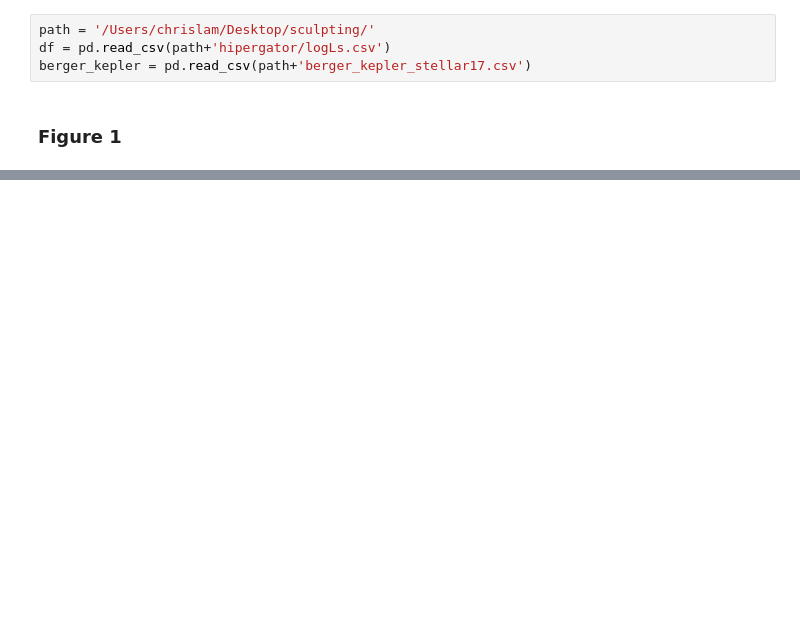
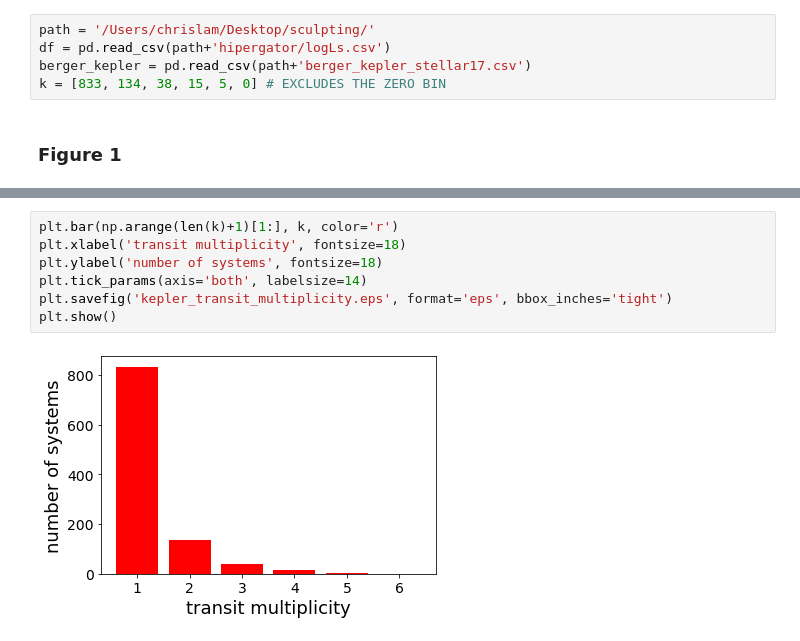
Before and after one commit to exoclam/sculpting, a Jupyter notebook: paper/figures.ipynb, the cells around one changed output, grey strips where cells are left out. Drawn from its saved outputs; the diff is of its cells as text; blank space fills up the shorter version.

```diff
--- a/paper/figures.ipynb
+++ b/paper/figures.ipynb
@@ -19,6 +22,7 @@ import matplotlib.pyplot as plt
 path = '/Users/chrislam/Desktop/sculpting/'
 df = pd.read_csv(path+'hipergator/logLs.csv')
 berger_kepler = pd.read_csv(path+'berger_kepler_stellar17.csv')
+k = [833, 134, 38, 15, 5, 0] # EXCLUDES THE ZERO BIN
 # %% [markdown]
 ### Figure 1
 # %%
@@ -101,0 +127,9 @@ plt.show()
+# %%
+plt.bar(np.arange(len(k)+1)[1:], k, color='r')
+plt.xlabel('transit multiplicity', fontsize=18)
+plt.ylabel('number of systems', fontsize=18)
+plt.tick_params(axis='both', labelsize=14)
+plt.savefig('kepler_transit_multiplicity.eps', format='eps', bbox_inches='tight')
+plt.show()
+# %% [output]
+[figure, added]
```
Also changed, not shown: parts of 8 cells of this notebook.
